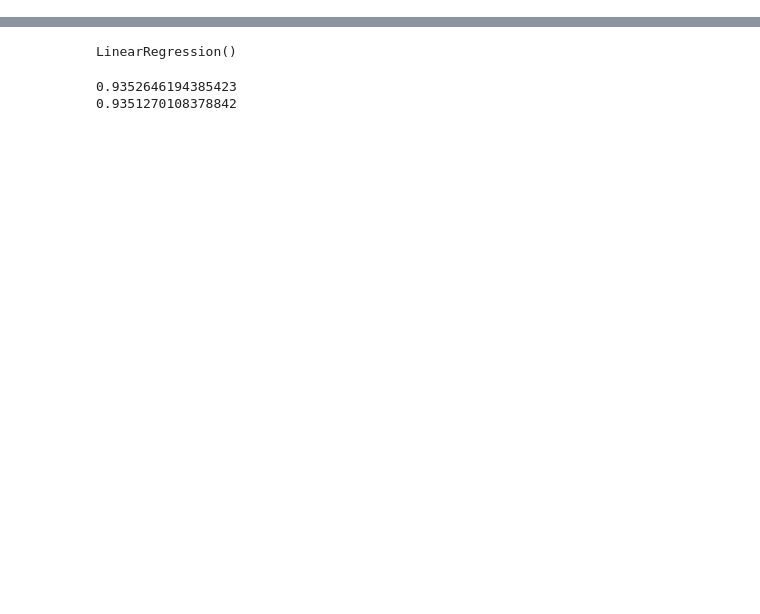
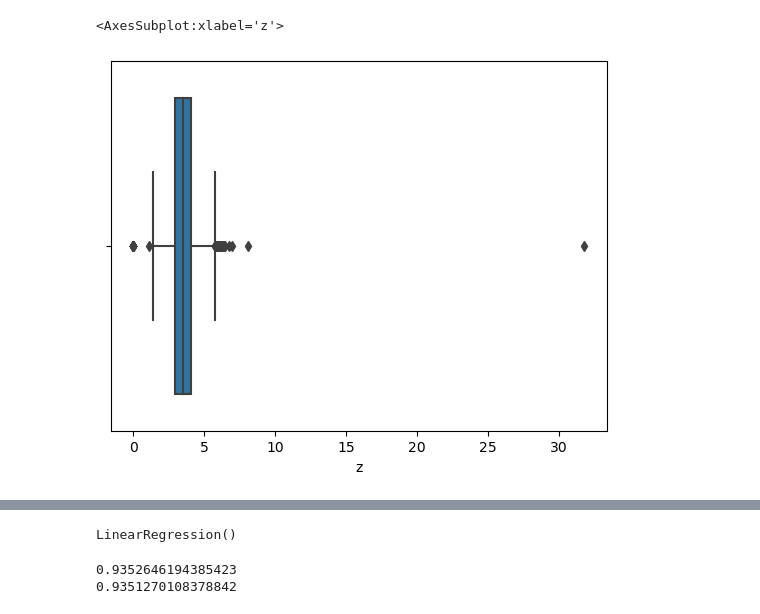
Before and after one commit to The-DigitalAcademy/innovators_diamondRegression_ML, a Jupyter notebook: regression.ipynb, the cells around one changed output, grey strips where cells are left out. Saved outputs shown, nothing was run; the diff lists cells and outputs as text; code cells hidden in the pictures; blank space fills up the shorter version.

```diff
--- a/regression.ipynb
+++ b/regression.ipynb
@@ -7 +55,6 @@ from sklearn.metrics import r2_score
+# %%
+sns.boxplot(x=df['z'])
+# %% [output]
+<AxesSubplot:xlabel='z'>
+[figure, added]
 # %%
```
Also changed, not shown: parts of 28 cells of this notebook.
